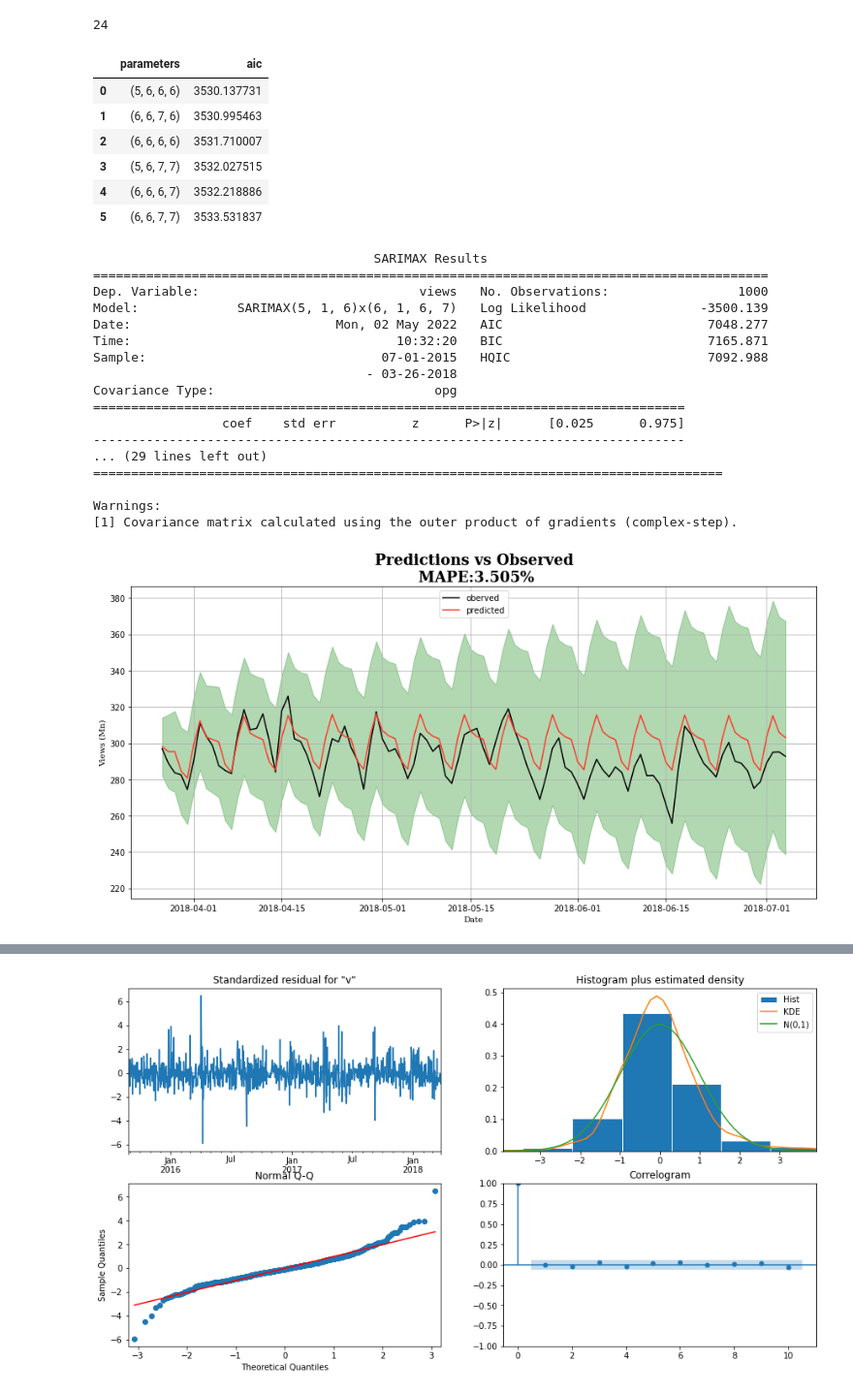
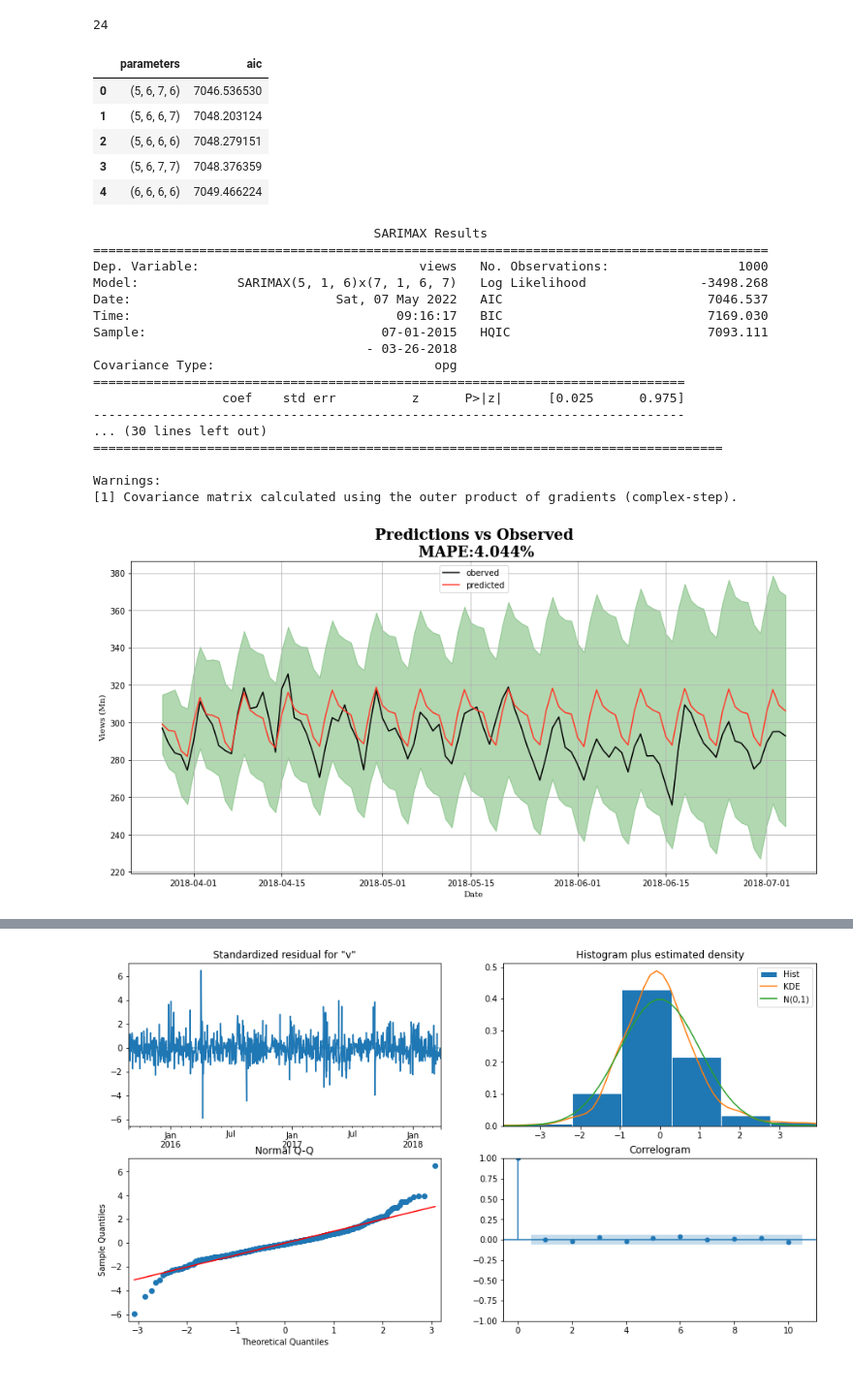
Before and after one commit to Ransaka/MyForecastingRepo, a Jupyter notebook: 02. Intermediate/ARIMA and Family.ipynb, the cells around one changed output, grey strips where cells are left out. Shown at 97% size. Cells and saved outputs as stored; diff of their text form; code cells hidden in the pictures.

```diff
--- a/02. Intermediate/ARIMA and Family.ipynb
+++ b/02. Intermediate/ARIMA and Family.ipynb
@@ -286,15 +165,16 @@ def optimizeSARIMA(parameters_list, d, D, s):
 # %%
-result_table = optimizeSARIMA(parameters_list,d,D,s)
+result_table = optimizeSARIMAX(data.views,parameters_list,d,D,s)
-# %% [output]
-|  | parameters | aic |
-| 0 | (5, 6, 6, 6) | 3530.137731 |
-| 1 | (6, 6, 7, 6) | 3530.995463 |
-| 2 | (6, 6, 6, 6) | 3531.710007 |
-| 3 | (5, 6, 7, 7) | 3532.027515 |
-| 4 | (6, 6, 6, 7) | 3532.218886 |
-| 5 | (6, 6, 7, 7) | 3533.531837 |
+# %%
+result_table.head()
+# %% [output]
+|  | parameters | aic |
+| 0 | (5, 6, 7, 6) | 7046.536530 |
+| 1 | (5, 6, 6, 7) | 7048.203124 |
+| 2 | (5, 6, 6, 6) | 7048.279151 |
+| 3 | (5, 6, 7, 7) | 7048.376359 |
+| 4 | (6, 6, 6, 6) | 7049.466224 |
 # %%
-p, q, P, Q = (5,6,6,6)
+p, q, P, Q = (5, 6, 7, 6)
 
 best_model = SARIMAX(
     data.views, order=(p, d, q), seasonal_order=(P, D, Q, s)
@@ -304,16 +184,16 @@ print(best_model.summary())
                                      SARIMAX Results
 =========================================================================================
 Dep. Variable:                             views   No. Observations:                 1000
-Model:             SARIMAX(5, 1, 6)x(6, 1, 6, 7)   Log Likelihood               -3500.139
-Date:                           Mon, 02 May 2022   AIC                           7048.277
-Time:                                   10:32:20   BIC                           7165.871
-Sample:                               07-01-2015   HQIC                          7092.988
+Model:             SARIMAX(5, 1, 6)x(7, 1, 6, 7)   Log Likelihood               -3498.268
+Date:                           Sat, 07 May 2022   AIC                           7046.537
+Time:                                   09:16:17   BIC                           7169.030
+Sample:                               07-01-2015   HQIC                          7093.111
                                     - 03-26-2018
 Covariance Type:                             opg
 ==============================================================================
                  coef    std err          z      P>|z|      [0.025      0.975]
 ------------------------------------------------------------------------------
-... (29 lines left out)
+... (30 lines left out)
 ===================================================================================
 
 Warnings:
@@ -339,7 +201,7 @@ def plotSARIMA(model,train,test):
 # %%
-plotSARIMA(best_model,data,test)
+plotSARIMA(best_model,data.views,test['views'])
 # %% [output]
-[figure, old version]
+[figure, new version]
 # %%
 ax= best_model.plot_diagnostics(figsize=(15,8))
 plt.show()
```
Also changed, not shown: parts of 18 cells of this notebook, 3 other files.
